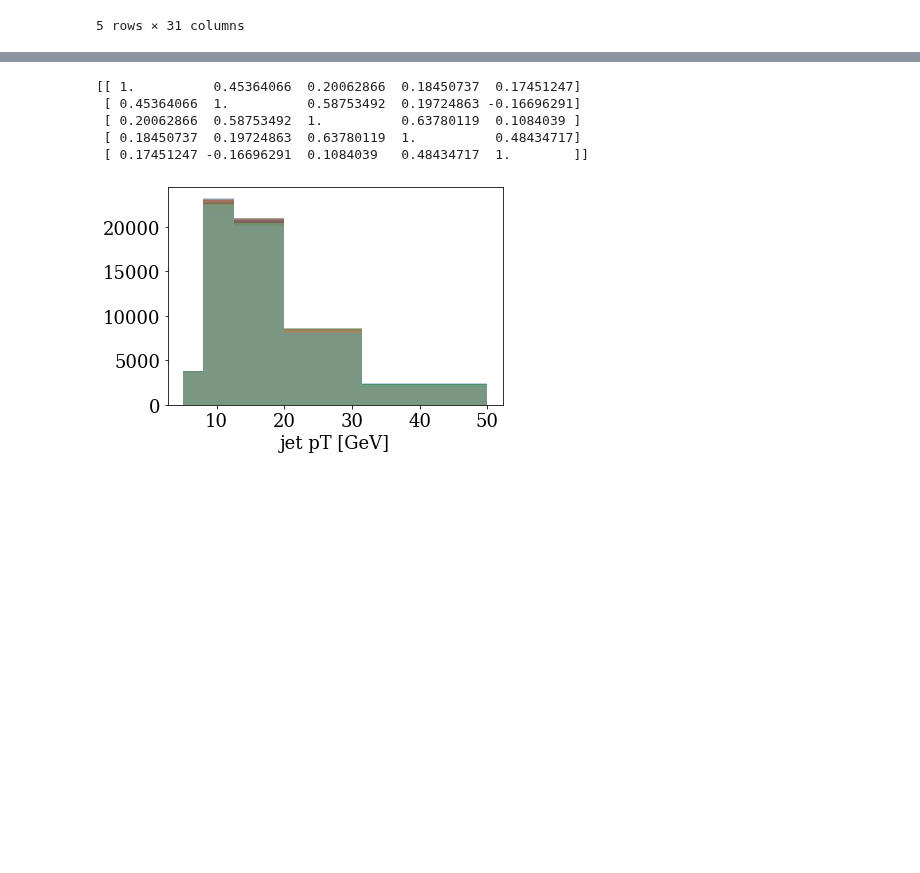
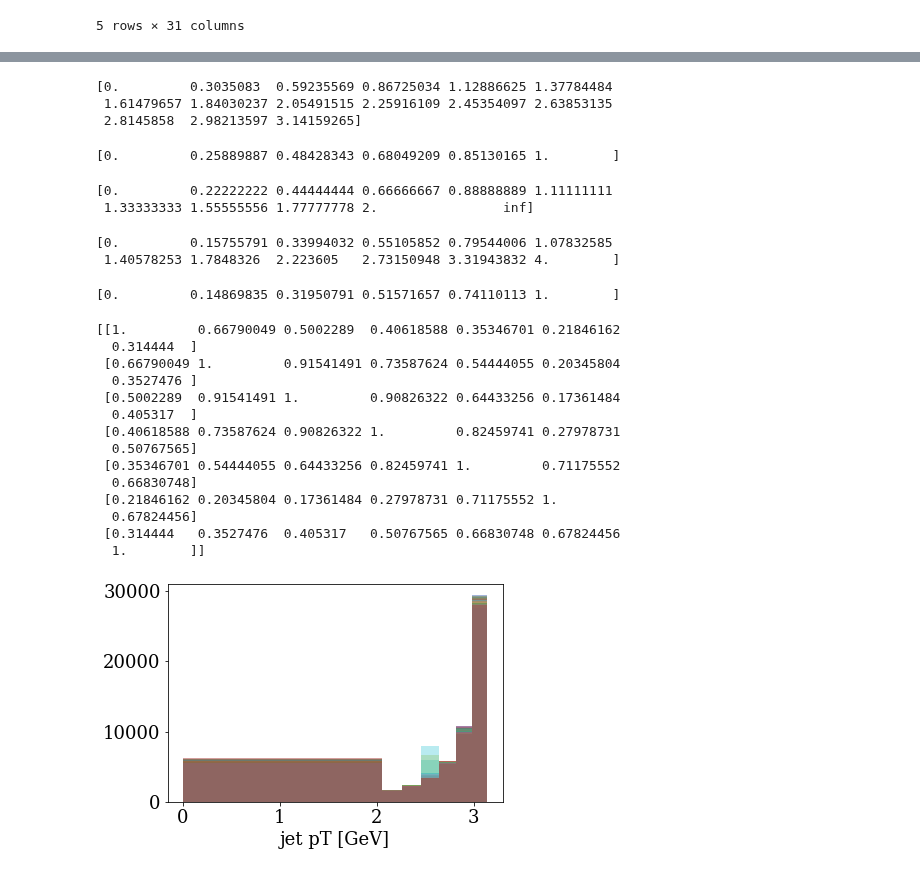
Before and after one commit to miguelignacio/disjets, a Jupyter notebook: Unfolding_OmniFold_closure.ipynb, the cells around one changed output, grey strips where cells are left out. Cells and saved outputs as stored; diff of their text form; code cells hidden in the pictures; blank space fills up the shorter version.

```diff
--- a/Unfolding_OmniFold_closure.ipynb
+++ b/Unfolding_OmniFold_closure.ipynb
@@ -542,7 +500,7 @@ num_observables = 6
 # simple / 100. standardization s.t. data is of order ~1
 
 weights, _ = multifold(num_observables=num_observables,
-                       iterations=2,
+                       iterations=5,
                        theta0_G=(dphi_0_G, ept_0_G/10.0, jetpt_0_G/10.0,jeteta_0_G,qt_0_G,erap_0_G),
                        theta0_S=(dphi_0_S, ept_0_S/10.0, jetpt_0_S/10.0,jeteta_0_S, qt_0_S,erap_0_S),
                        theta_unknown_S=(dphi_unknown_S,
@@ -1325,8 +1228,8 @@ data_cut.head()
 # %%
 K.clear_session()
 # %%
-bootstraps = 100
-iterations = 8
+bootstraps = 20
+iterations = 6
 nvariables = 3
 weights = []
 
@@ -1402,36 +1402,85 @@ print(myns[:,1])
+# %%
+bins = np.flip(2*np.pi - np.logspace(np.log10(np.pi),np.log10(2*np.pi),15))
+print (bins)
+# %% [output]
+[0.         0.3035083  0.59235569 0.86725034 1.12886625 1.37784484
+ 1.61479657 1.84030237 2.05491515 2.25916109 2.45354097 2.63853135
+ 2.8145858  2.98213597 3.14159265]
+# %%
+bins = np.flip( 2- np.logspace(np.log10(1),np.log10(2.0),6))
+print(bins)
+# %% [output]
+[0.         0.25889887 0.48428343 0.68049209 0.85130165 1.        ]
+# %%
+bins = np.linspace(0.0,2.0,10)
+bins = np.append(bins,inf)
+print(bins)
+# %% [output]
+[0.         0.22222222 0.44444444 0.66666667 0.88888889 1.11111111
+ 1.33333333 1.55555556 1.77777778 2.                inf]
+# %%
+bins = np.logspace(np.log(1.0),np.log10(5.0),12) -1
+print(bins)
+# %% [output]
+[0.         0.15755791 0.33994032 0.55105852 0.79544006 1.07832585
+ 1.40578253 1.7848326  2.223605   2.73150948 3.31943832 4.        ]
+# %%
+bins = np.logspace(np.log(1.0),np.log10(2.0),6) -1
+print(bins)
+# %% [output]
+[0.         0.14869835 0.31950791 0.51571657 0.74110113 1.        ]
 # %%
 covariance_matrices = []
-for it in range(3):
+for it in range(6):
     myns = []
-    bins = np.logspace(np.log10(5),np.log10(50),6)
-#bins = np.linspace(0.0,np.pi,12)
+    #bins = np.logspace(np.log10(0.1),np.log10(1.0),8)
+    #bins = np.logspace(np.log10(0.1),np.log10(np.pi),20)
+    bins = np.array([0.0, 2.05491515, 2.25916109, 2.45354097, 2.63853135,
+                     2.8145858,  2.98213597, 3.14159265])
 
-    for k in range(bootstraps):
-        n,b,_ = plt.hist(jetpt_0_S,bins=bins,weights=weights[k][it, 1, :],alpha=0.3)
+    #bins = np.flip(2*np.pi - np.logspace(np.log10(np.pi),np.log10(2*np.pi),15))
+
+    #bins = np.logspace(np.log(1.0),np.log10(5.0),12) -1
+    #bins = np.array([0., 0.1,0.2, 0.33994032, 0.55105852  ,1.07832585,2.0])
+    #bins = np.flip( 2- np.logspace(np.log10(1),np.log10(2.0),5))
+
+    #bins = np.append(bins,inf)
+
+    for k in range(len(weights)):
+        n,b,_ = plt.hist(dphi_0_S,bins=bins,weights=weights[k][it, 1, :],alpha=0.3)
         myns+=[n]
         pass
     myns = np.array(myns)
     #print(myns)
     plt.xlabel('jet pT [GeV]')
 
     cov = np.array([[np.mean((myns[:,j] - np.mean(myns[:,j]))*(myns[:,i] - np.mean(myns[:,i]))) for i in range(len(myns[0]))] for j in range(len(myns[0]))])
     corr = np.array([[cov[i,j]/(np.sqrt(cov[i,i])*np.sqrt(cov[j,j])) for i in range(len(myns[0]))] for j in range(len(myns[0]))])
 
     covariance_matrices.append(corr)
     #fig, ax = plt.subplots()
     #im = ax.imshow(corr,cmap='RdBu', vmin=0.0, vmax=1.0,
     #                         interpolation='none')
     #fig.colorbar(im,ax=ax)
 
 print(covariance_matrices[0])
 plt.show()
 
 #print (len(myns))
 #print (len(myns[0]))
 # %% [output]
-[[ 1.          0.45364066  0.20062866  0.18450737  0.17451247]
- [ 0.45364066  1.          0.58753492  0.19724863 -0.16696291]
- [ 0.20062866  0.58753492  1.          0.63780119  0.1084039 ]
- [ 0.18450737  0.19724863  0.63780119  1.          0.48434717]
- [ 0.17451247 -0.16696291  0.1084039   0.48434717  1.        ]]
+[[1.         0.66790049 0.5002289  0.40618588 0.35346701 0.21846162
+  0.314444  ]
+ [0.66790049 1.         0.91541491 0.73587624 0.54444055 0.20345804
+  0.3527476 ]
+ [0.5002289  0.91541491 1.         0.90826322 0.64433256 0.17361484
+  0.405317  ]
+ [0.40618588 0.73587624 0.90826322 1.         0.82459741 0.27978731
+  0.50767565]
+ [0.35346701 0.54444055 0.64433256 0.82459741 1.         0.71175552
+  0.66830748]
+ [0.21846162 0.20345804 0.17361484 0.27978731 0.71175552 1.
+  0.67824456]
+ [0.314444   0.3527476  0.405317   0.50767565 0.66830748 0.67824456
+  1.        ]]
-[figure, old version]
+[figure, new version]
```
Also changed, not shown: parts of 39 cells of this notebook, 2 other files.
